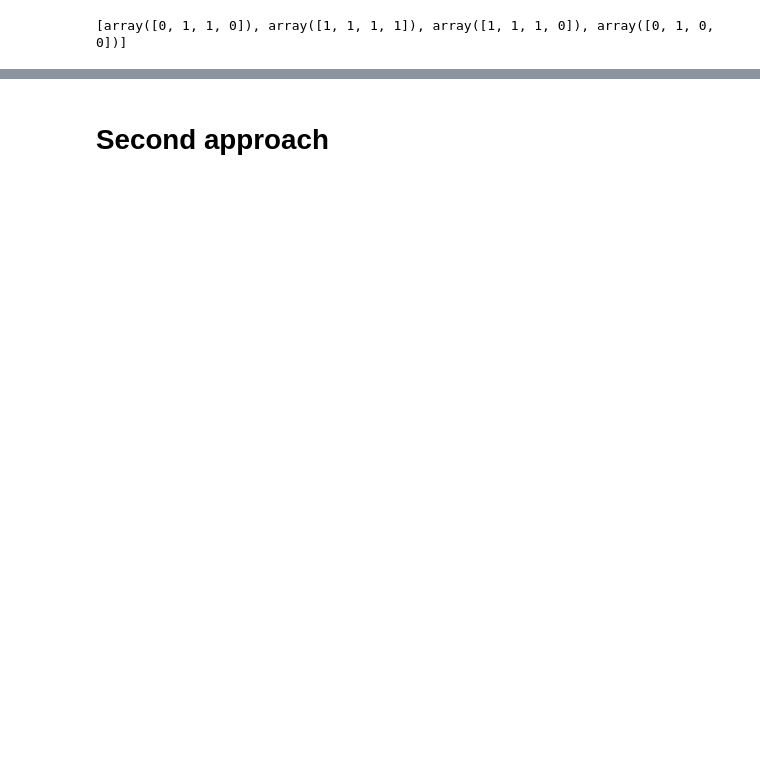
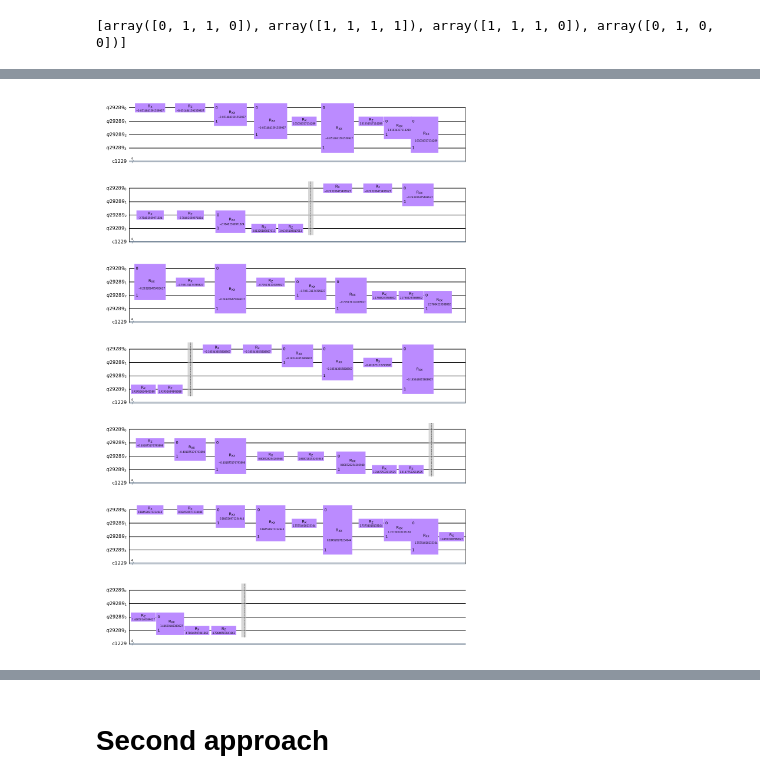
Before and after one commit to melipass/qosf-task, a Jupyter notebook: task2.ipynb, the cells around one changed output, grey strips where cells are left out. Saved outputs shown, nothing was run; the diff lists cells and outputs as text; code cells hidden in the pictures; blank space fills up the shorter version.

```diff
--- a/task2.ipynb
+++ b/task2.ipynb
@@ -232,0 +188,14 @@ plot_histogram(last_counts)
+# %%
+def new_cost_function(qubits, epsilon, random_states, counts):
+    sum_of_ln = 0
+    for counted_state in range(len(counts)):
+        for i in range(qubits):
+            number_string = ''
+            for number in output_states[i]:
+                number_string += str(number)
+            sum_of_ln += np.log(np.maximum(epsilon, counts[counted_state].get(number_string, epsilon)/measurements))
+    result = (-1/qubits)*sum_of_ln
+    return result
+
+#calculated_cost = cost_function(qubits, 0.01, random_states, counts)
+#print(calculated_cost)
@@ -261,0 +276,52 @@ def get_counts_for_state(state, parameters):
+# %%
+def my_optimizer(current_parameters, delta, iterations, epsilon, best_cost):
+    cost_history = []
+    #generated_parameters = []
+    original_delta = delta
+    generated_parameters.append(current_parameters)
+    better = 2
+    for i in range(iterations):
+        cummulative_iterations = 0
+        new_generated_parameters = []
+        for j in range(qubits*layers):
+            if better == 1:
+                new_generated_parameters.append(generated_parameters[-1][j] + delta)
+            elif better == 0:
+                new_generated_parameters.append(generated_parameters[-1][j] - delta)
+            else:
+                new_generated_parameters.append(generated_parameters[-1][j] + random.uniform(-delta, delta))
+        new_counts = []
+        new_counts.append(get_counts_for_state(random_states[0], new_generated_parameters))
+        new_counts.append(get_counts_for_state(random_states[1], new_generated_parameters))
+        new_counts.append(get_counts_for_state(random_states[2], new_generated_parameters))
+        new_counts.append(get_counts_for_state(random_states[3], new_generated_parameters))
+        new_cost = new_cost_function(qubits, epsilon, random_states, new_counts)
+        if new_cost < best_cost:
+            cost_history.append(new_cost)
+            generated_parameters.append(new_generated_parameters)
+            print("Cost: " + str(new_cost) + " at iteration " + str(i) + " with parameters:")
+            print(new_generated_parameters)
+            best_cost = new_cost
+            better = 1
+            cummulative_iterations = 0
+        elif better == 1:
+            better = 0
+        else:
+            better = 2
+            cummulative_iterations = cummulative_iterations + 1
+            if cummulative_iterations == 30:
+                delta = delta * 1.5
+            if cummulative_iterations == 45:
+                delta = delta * 1.5
+            if cummulative_iterations == 60:
+                delta = delta * 1.5
+            if cummulative_iterations == 100:
+                delta = original_delta
+            if cummulative_iterations == 150:
+                parameterized_best_circuit = test_circuit.bind_parameters(generated_parameters[-1])
+                return parameterized_best_circuit, generated_parameters[-1], cost_history
+    parameterized_best_circuit = test_circuit.bind_parameters(generated_parameters[-1])
+    return parameterized_best_circuit, generated_parameters[-1], cost_history
+last_circuit, best_parameters, cost_history = my_optimizer(theta_values_generator(layers,qubits), 0.3, 1000, 0.2, 10)
+last_circuit.draw('mpl')
+# %% [output]
@@ -261,0 +345 @@ def get_counts_for_state(state, parameters):
+[figure, added]
```
Also changed, not shown: parts of 20 cells of this notebook.
